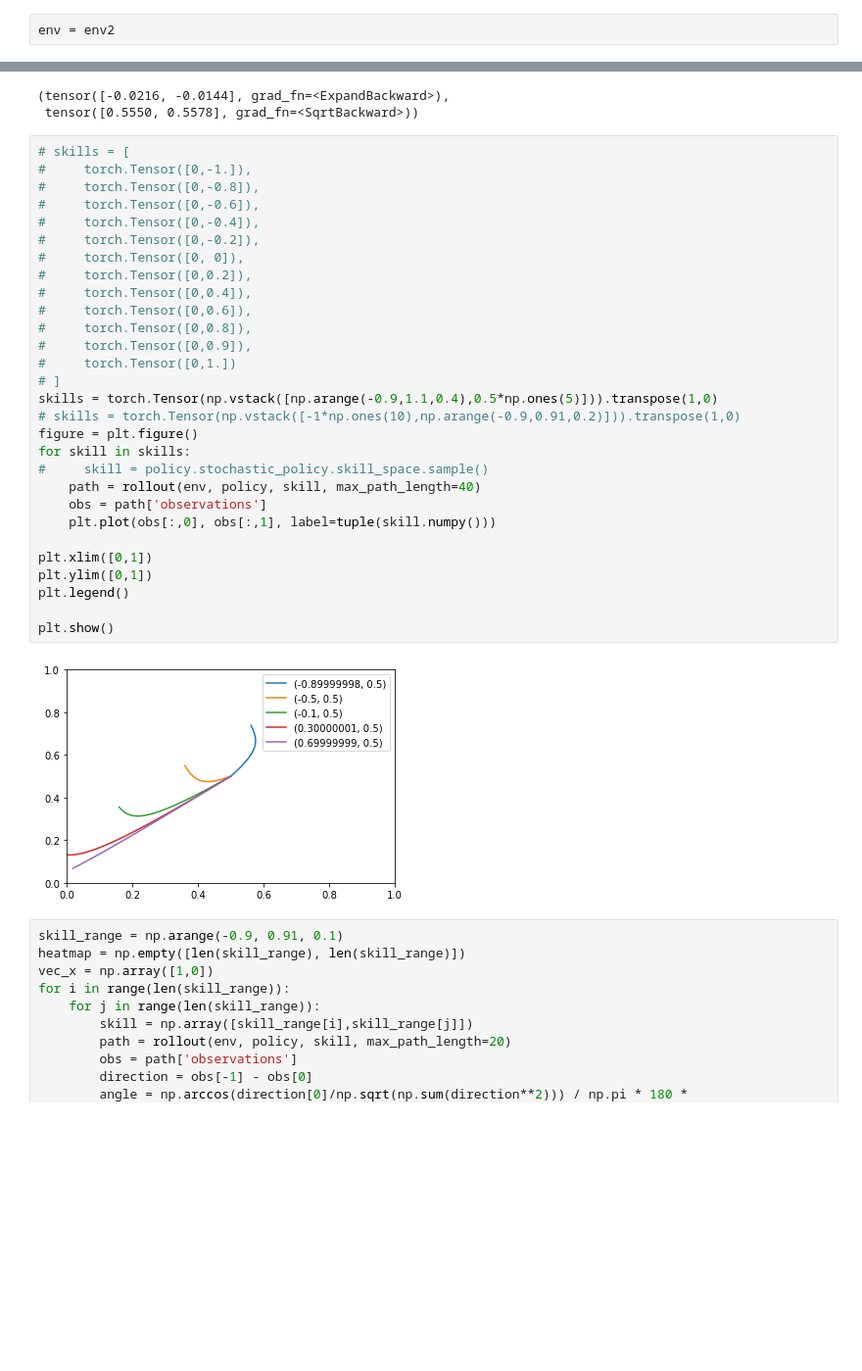
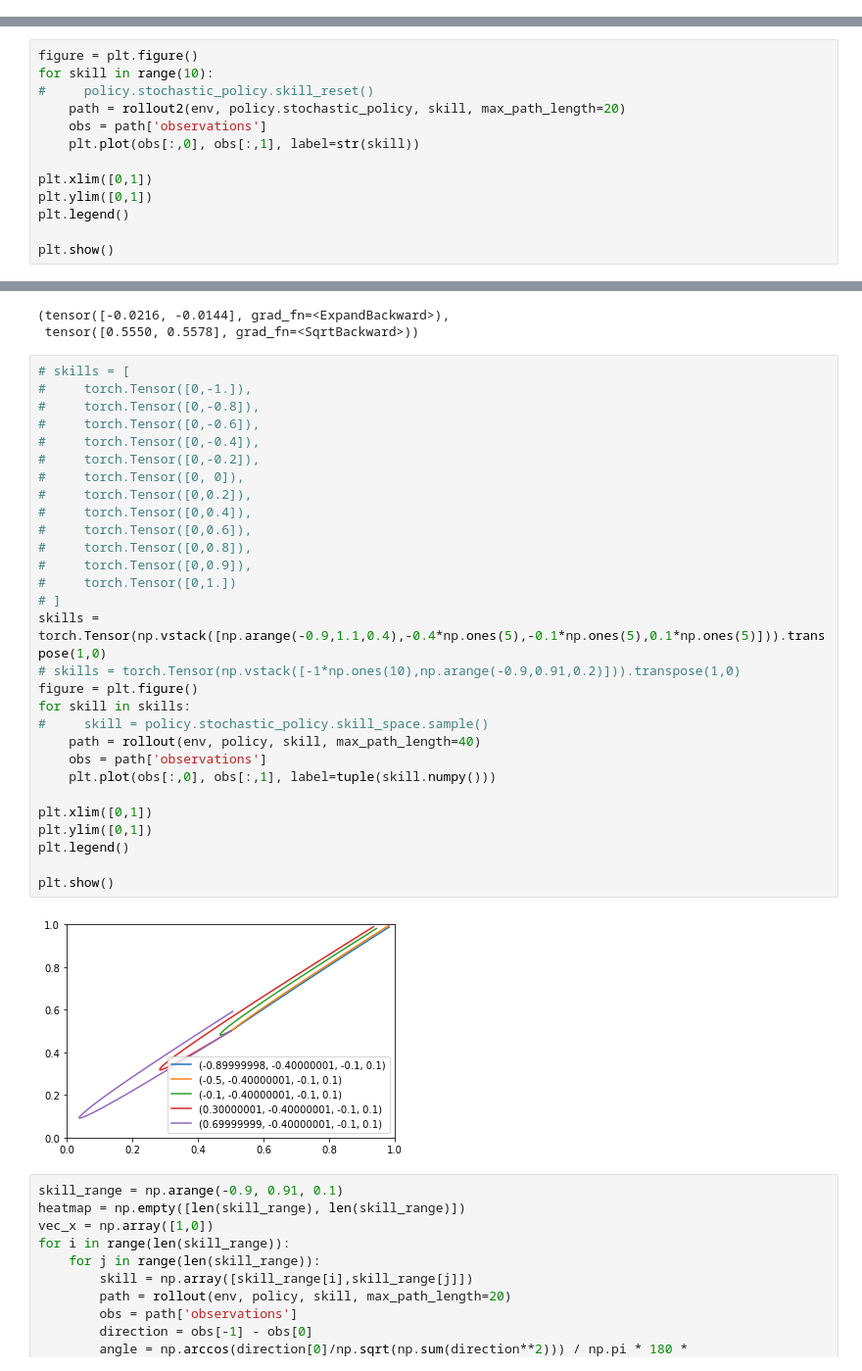
Before and after one commit to vincentlui/unsupervised-goal-conditioned-rl, a Jupyter notebook: Untitled.ipynb, the cells around one changed output, grey strips where cells are left out. Shown: that part at 98% size. Drawn from its saved outputs; the diff is of its cells as text; blank space fills up the shorter version.

Commit message:
discrete skill

```diff
--- a/Untitled.ipynb
+++ b/Untitled.ipynb
@@ -26,5 +25,3 @@ KeyError: 'trainer/df'
-# %%
-env = env2
 # %%
 def simulate_policy2():
     data = torch.load(PATH, map_location='cpu')
@@ -64,0 +41,13 @@ tensor([-0.6428, -0.6428], grad_fn=<SumBackward1>)
+# %%
+figure = plt.figure()
+for skill in range(10):
+#     policy.stochastic_policy.skill_reset()
+    path = rollout2(env, policy.stochastic_policy, skill, max_path_length=20)
+    obs = path['observations']
+    plt.plot(obs[:,0], obs[:,1], label=str(skill))
+
+plt.xlim([0,1])
+plt.ylim([0,1])
+plt.legend()
+
+plt.show()
@@ -91,34 +88,34 @@ dist.mean, dist.stddev
 # %%
 # skills = [
 #     torch.Tensor([0,-1.]),
 #     torch.Tensor([0,-0.8]),
 #     torch.Tensor([0,-0.6]),
 #     torch.Tensor([0,-0.4]),
 #     torch.Tensor([0,-0.2]),
 #     torch.Tensor([0, 0]),
 #     torch.Tensor([0,0.2]),
 #     torch.Tensor([0,0.4]),
 #     torch.Tensor([0,0.6]),
 #     torch.Tensor([0,0.8]),
 #     torch.Tensor([0,0.9]),
 #     torch.Tensor([0,1.])
 # ]
-skills = torch.Tensor(np.vstack([np.arange(-0.9,1.1,0.4),0.5*np.ones(5)])).transpose(1,0)
+skills = torch.Tensor(np.vstack([np.arange(-0.9,1.1,0.4),-0.4*np.ones(5),-0.1*np.ones(5),0.1*np.ones(5)])).transpose(1,0)
 # skills = torch.Tensor(np.vstack([-1*np.ones(10),np.arange(-0.9,0.91,0.2)])).transpose(1,0)
 figure = plt.figure()
 for skill in skills:
 #     skill = policy.stochastic_policy.skill_space.sample()
     path = rollout(env, policy, skill, max_path_length=40)
     obs = path['observations']
     plt.plot(obs[:,0], obs[:,1], label=tuple(skill.numpy()))
 
 plt.xlim([0,1])
 plt.ylim([0,1])
 plt.legend()
 
 plt.show()
 # %% [output]
-[figure, old version]
+[figure, new version]
 # %%
 skill_range = np.arange(-0.9, 0.91, 0.1)
 heatmap = np.empty([len(skill_range), len(skill_range)])
```
Also changed, not shown: parts of 7 cells of this notebook, 6 other files.
